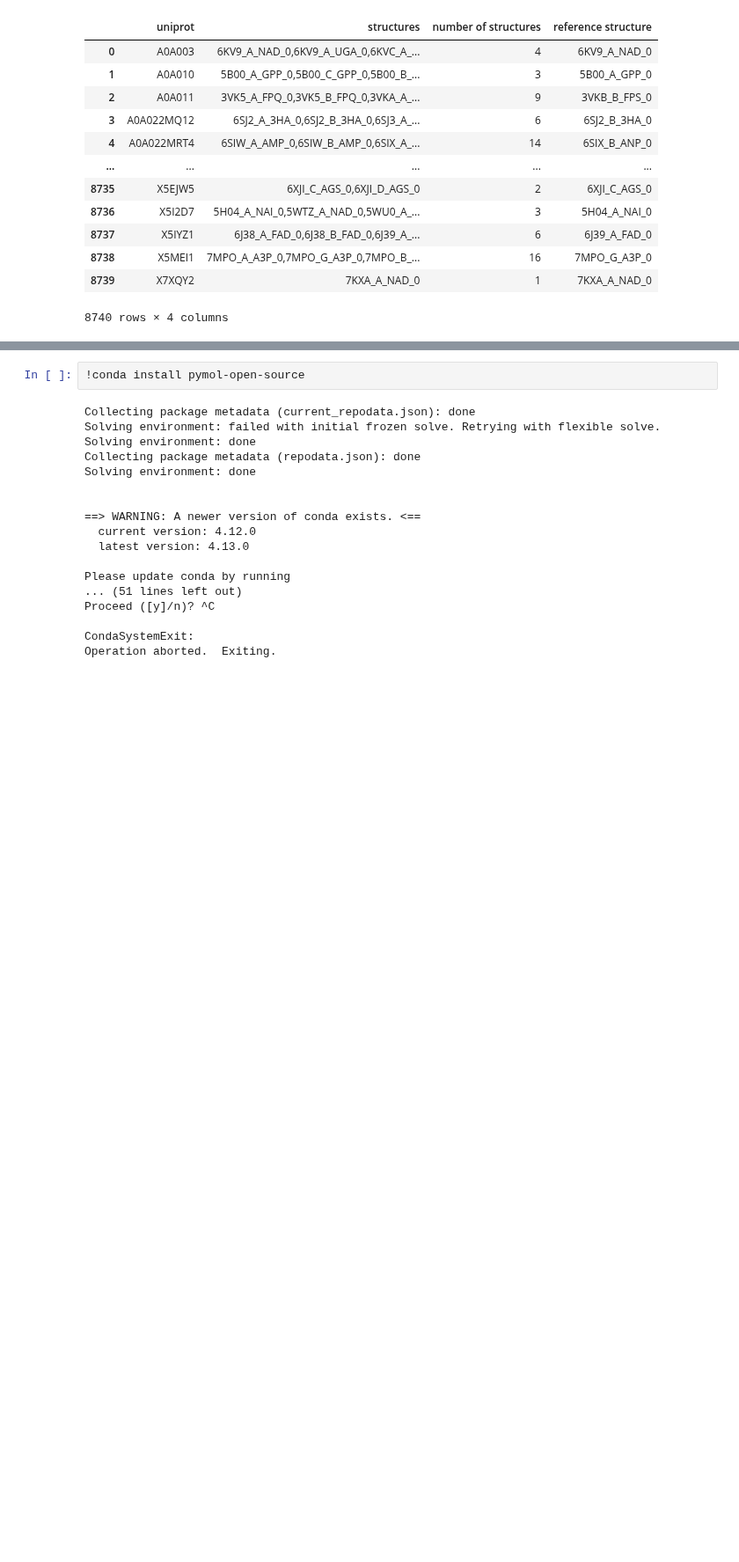
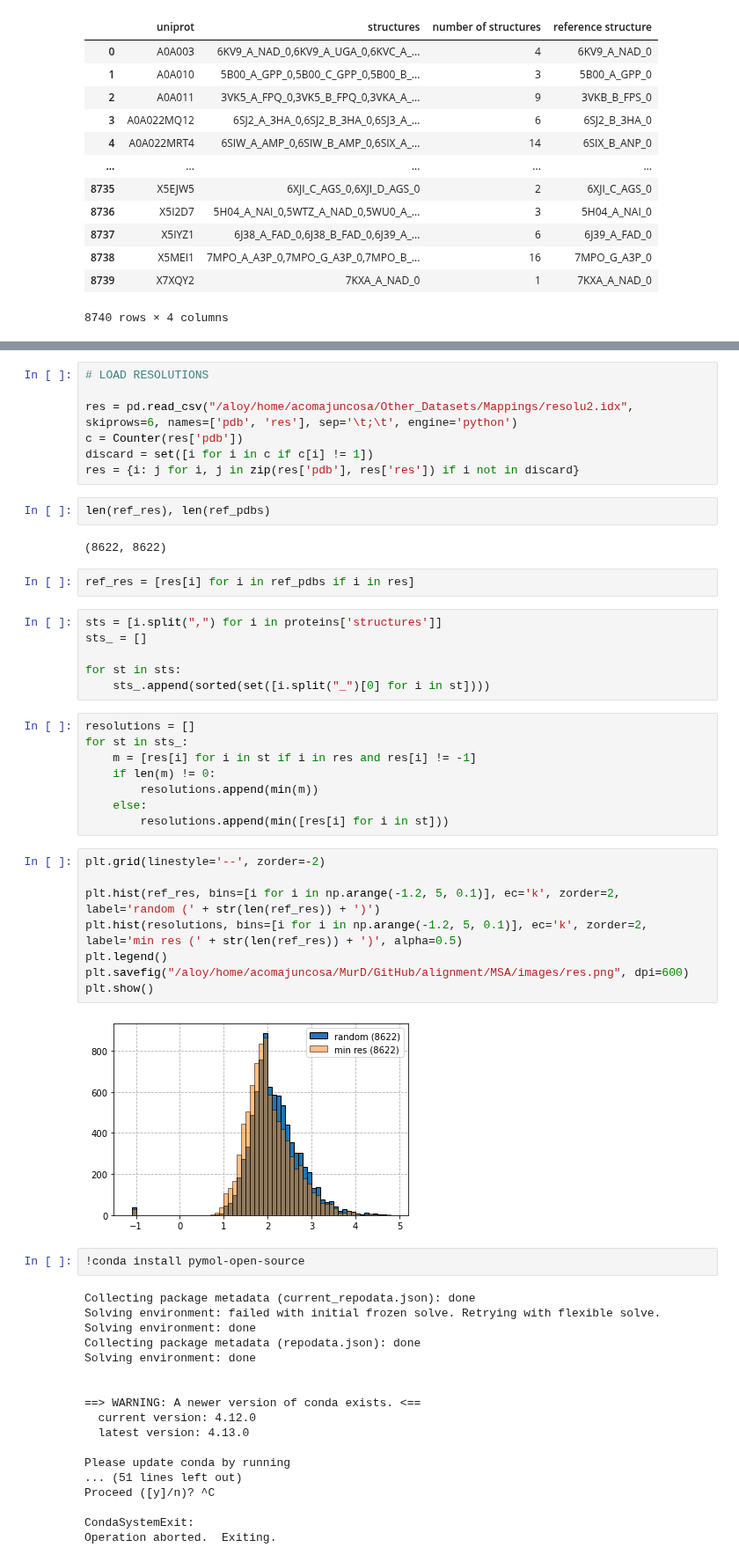
Before and after one commit to ersilia-os/osa-murd, a Jupyter notebook: notebooks/pocketvec_PDB.ipynb, the cells around one changed output, grey strips where cells are left out. Shown at 88% size. Saved outputs shown, nothing was run; the diff lists cells and outputs as text; blank space fills up the shorter version.

```diff
--- a/notebooks/pocketvec_PDB.ipynb
+++ b/notebooks/pocketvec_PDB.ipynb
@@ -493,3 +498,40 @@ proteins
+# %%
+# LOAD RESOLUTIONS
+
+res = pd.read_csv("/aloy/home/acomajuncosa/Other_Datasets/Mappings/resolu2.idx", skiprows=6, names=['pdb', 'res'], sep='\t;\t', engine='python')
+c = Counter(res['pdb'])
+discard = set([i for i in c if c[i] != 1])
+res = {i: j for i, j in zip(res['pdb'], res['res']) if i not in discard}
+# %%
+len(ref_res), len(ref_pdbs)
+# %% [output]
+(8622, 8622)
+# %%
+ref_res = [res[i] for i in ref_pdbs if i in res]
+# %%
+sts = [i.split(",") for i in proteins['structures']]
+sts_ = []
+
+for st in sts:
+    sts_.append(sorted(set([i.split("_")[0] for i in st])))
+# %%
+resolutions = []
+for st in sts_:
+    m = [res[i] for i in st if i in res and res[i] != -1]
+    if len(m) != 0:
+        resolutions.append(min(m))
+    else:
+        resolutions.append(min([res[i] for i in st]))
+# %%
+plt.grid(linestyle='--', zorder=-2)
+
+plt.hist(ref_res, bins=[i for i in np.arange(-1.2, 5, 0.1)], ec='k', zorder=2, label='random (' + str(len(ref_res)) + ')')
+plt.hist(resolutions, bins=[i for i in np.arange(-1.2, 5, 0.1)], ec='k', zorder=2, label='min res (' + str(len(ref_res)) + ')', alpha=0.5)
+plt.legend()
+plt.savefig("/aloy/home/acomajuncosa/MurD/GitHub/alignment/MSA/images/res.png", dpi=600)
+plt.show()
+# %% [output]
+[figure, added]
 # %%
 !conda install pymol-open-source
 # %% [output]
```
Also changed, not shown: parts of 2 cells of this notebook, 27 other files.
